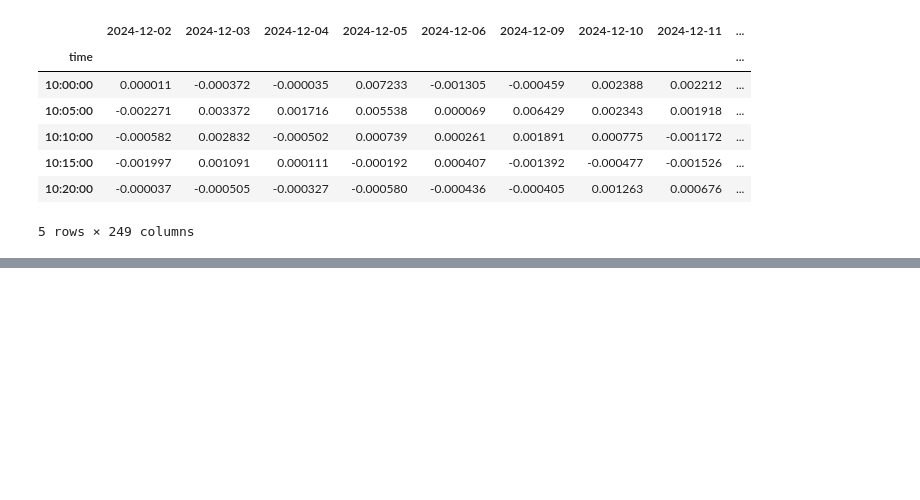
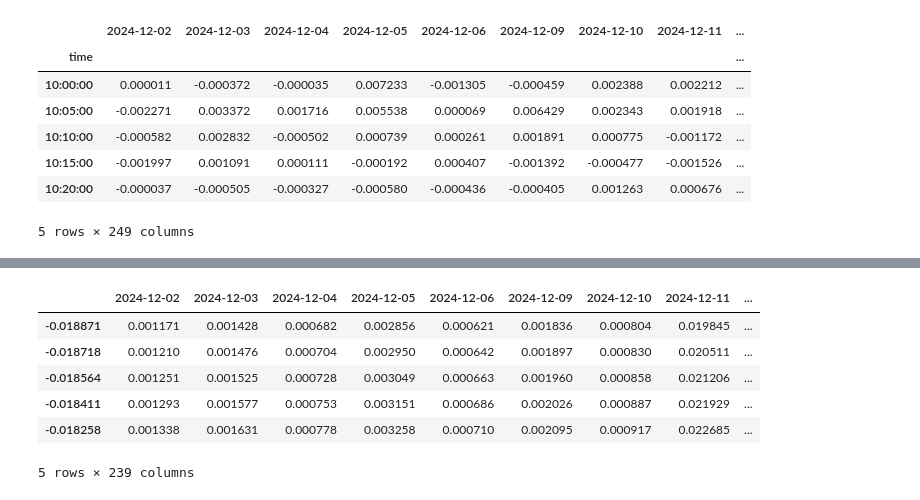
Before and after one commit to matheus-vizzotto/densities4risk, a Jupyter notebook: notebooks/07_cross_validation.ipynb, the cells around one changed output, grey strips where cells are left out. Drawn from its saved outputs; the diff is of its cells as text; code cells hidden in the pictures; blank space fills up the shorter version.

```diff
--- a/notebooks/07_cross_validation.ipynb
+++ b/notebooks/07_cross_validation.ipynb
@@ -209,0 +296,15 @@ Name: 3, dtype: object
+# %%
+horizon = 10
+Y_train_support, Y_train, Y_test_support, Y_test = train_test_split(
+                                                                df_densities_final,
+                                                                df_support_final,
+                                                                train_size=horizon)
+Y_train.head()
+# %% [output]
+|  | 2024-12-02 | 2024-12-03 | 2024-12-04 | 2024-12-05 | 2024-12-06 | 2024-12-09 | 2024-12-10 | 2024-12-11 | ... |
+| -0.018871 | 0.001171 | 0.001428 | 0.000682 | 0.002856 | 0.000621 | 0.001836 | 0.000804 | 0.019845 | ... |
+| -0.018718 | 0.001210 | 0.001476 | 0.000704 | 0.002950 | 0.000642 | 0.001897 | 0.000830 | 0.020511 | ... |
+| -0.018564 | 0.001251 | 0.001525 | 0.000728 | 0.003049 | 0.000663 | 0.001960 | 0.000858 | 0.021206 | ... |
+| -0.018411 | 0.001293 | 0.001577 | 0.000753 | 0.003151 | 0.000686 | 0.002026 | 0.000887 | 0.021929 | ... |
+| -0.018258 | 0.001338 | 0.001631 | 0.000778 | 0.003258 | 0.000710 | 0.002095 | 0.000917 | 0.022685 | ... |
+5 rows × 239 columns
```
Also changed, not shown: parts of 12 cells of this notebook.
